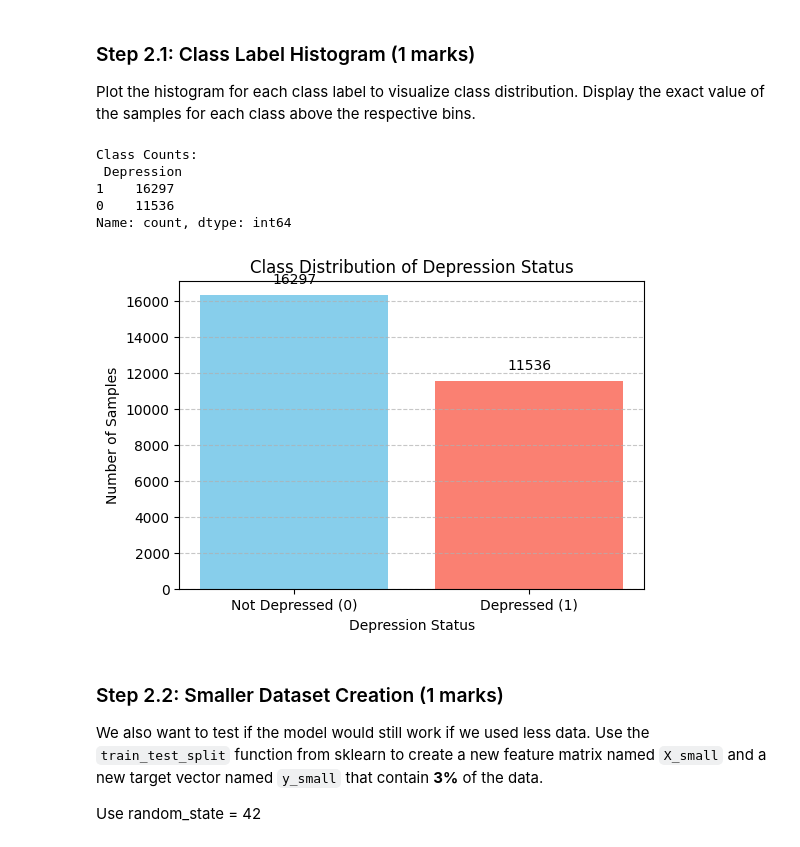
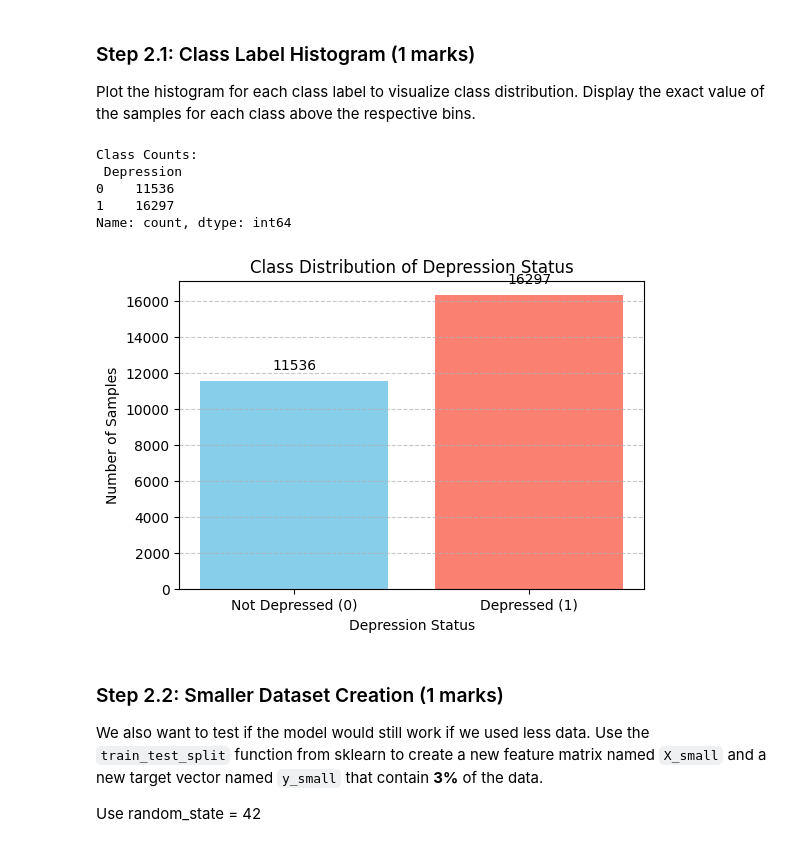
Before and after one commit to GlenaHussein/ENGG680_2025_Fall, a Jupyter notebook: Lab Assignment 2/Assignment2_upload.ipynb, the cells around one changed output. Drawn from its saved outputs; the diff is of its cells as text; code cells hidden in the pictures.

```diff
--- a/Lab Assignment 2/Assignment2_upload.ipynb
+++ b/Lab Assignment 2/Assignment2_upload.ipynb
@@ -862,31 +864,33 @@ Shape of y: (27833,)
 Plot the histogram for each class label to visualize class distribution. Display the exact value of the samples for each class above the respective bins.
 # %%
 # Check the class distribution of y
-class_distribution = y.value_counts()
+
+class_distribution = y.value_counts().sort_index()
+# class_distribution = y.value_counts()
 print("Class Counts:\n", class_distribution)
 
 # Display exact values for each bin in the histogram
 # hint: Use for loop
 
 plt.figure(figsize=(6, 4))
 plt.bar(class_distribution.index.astype(str), class_distribution.values, color=['skyblue', 'salmon'])
 plt.xlabel('Depression Status')
 plt.ylabel('Number of Samples')
 plt.title('Class Distribution of Depression Status')
 plt.xticks([0, 1], ['Not Depressed (0)', 'Depressed (1)'])
 plt.grid(axis='y', linestyle='--', alpha=0.7)
 
 for i, count in enumerate(class_distribution.values):
     plt.text(i, count + 500, str(count), ha='center', va='bottom')
 
 plt.show()
 # %% [output]
 Class Counts:
  Depression
+0    11536
 1    16297
-0    11536
 Name: count, dtype: int64
-[figure, old version]
+[figure, new version]
 # %% [markdown]
 ### Step 2.2: Smaller Dataset Creation (1 marks)
 
```
Also changed, not shown: parts of 4 cells of this notebook.
